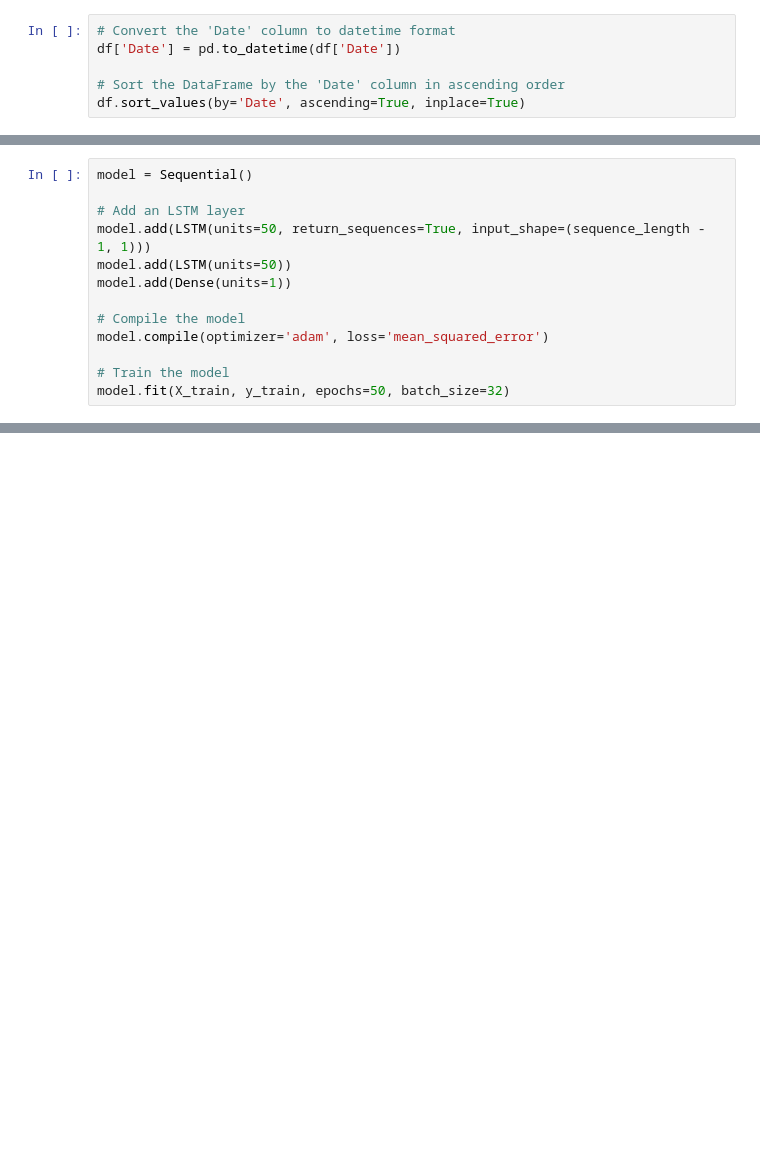
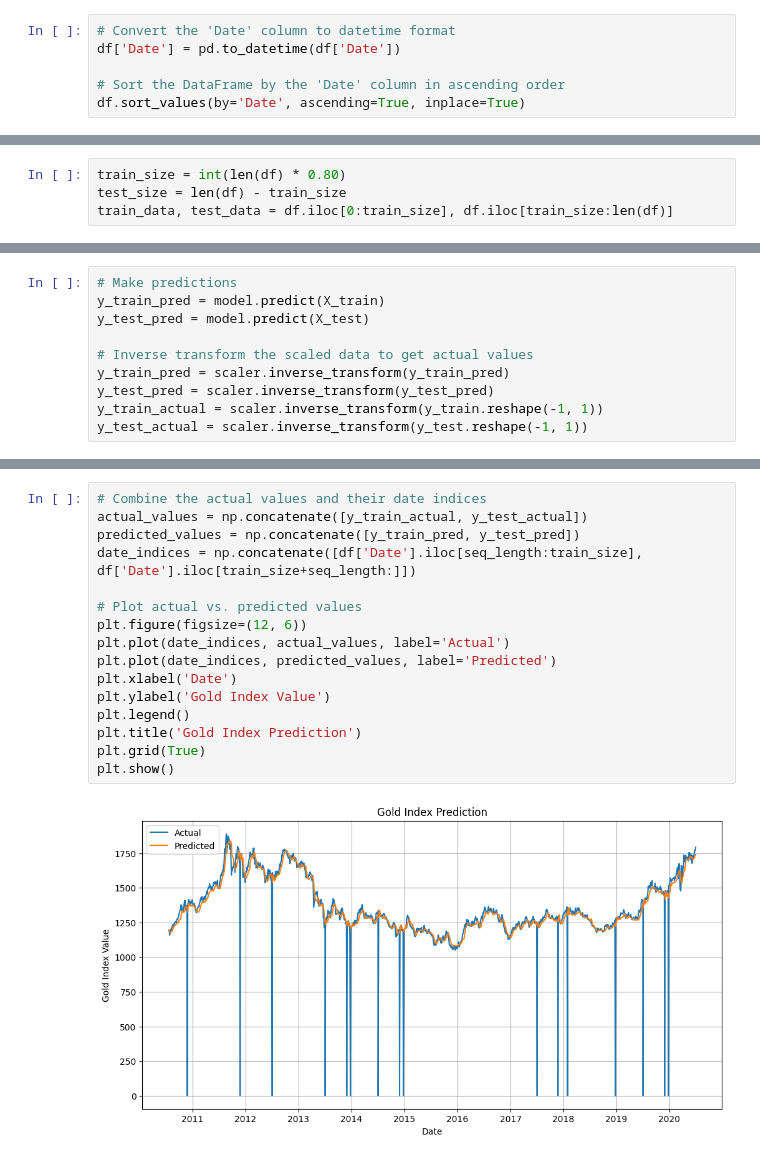
Before and after one commit to ashenJay07/4th-year-DL-assignment, a Jupyter notebook: 2.notebooks/stock_price_prediction_with_LSTM_evaluation.ipynb, the cells around one changed output, grey strips where cells are left out. Saved outputs shown, nothing was run; the diff lists cells and outputs as text; blank space fills up the shorter version.

Commit message:
Update the LSTM model & predict the metric values again.

```diff
--- a/2.notebooks/stock_price_prediction_with_LSTM_evaluation.ipynb
+++ b/2.notebooks/stock_price_prediction_with_LSTM_evaluation.ipynb
@@ -83,0 +99,4 @@ prices_scaled = scaler.fit_transform(prices.reshape(-1, 1))
+# %%
+train_size = int(len(df) * 0.80)
+test_size = len(df) - train_size
+train_data, test_data = df.iloc[0:train_size], df.iloc[train_size:len(df)]
@@ -105,13 +158,0 @@ X_train, X_test, y_train, y_test = train_test_split(sequences[:, :-1], sequences
-# %%
-model = Sequential()
-
-# Add an LSTM layer
-model.add(LSTM(units=50, return_sequences=True, input_shape=(sequence_length - 1, 1)))
-model.add(LSTM(units=50))
-model.add(Dense(units=1))
-
-# Compile the model
-model.compile(optimizer='adam', loss='mean_squared_error')
-
-# Train the model
-model.fit(X_train, y_train, epochs=50, batch_size=32)
@@ -140,0 +159,10 @@ Epoch 50/50
+# %%
+# Make predictions
+y_train_pred = model.predict(X_train)
+y_test_pred = model.predict(X_test)
+
+# Inverse transform the scaled data to get actual values
+y_train_pred = scaler.inverse_transform(y_train_pred)
+y_test_pred = scaler.inverse_transform(y_test_pred)
+y_train_actual = scaler.inverse_transform(y_train.reshape(-1, 1))
+y_test_actual = scaler.inverse_transform(y_test.reshape(-1, 1))
@@ -302,0 +188,18 @@ R-squared (R2): 0.96
+# %%
+# Combine the actual values and their date indices
+actual_values = np.concatenate([y_train_actual, y_test_actual])
+predicted_values = np.concatenate([y_train_pred, y_test_pred])
+date_indices = np.concatenate([df['Date'].iloc[seq_length:train_size], df['Date'].iloc[train_size+seq_length:]])
+
+# Plot actual vs. predicted values
+plt.figure(figsize=(12, 6))
+plt.plot(date_indices, actual_values, label='Actual')
+plt.plot(date_indices, predicted_values, label='Predicted')
+plt.xlabel('Date')
+plt.ylabel('Gold Index Value')
+plt.legend()
+plt.title('Gold Index Prediction')
+plt.grid(True)
+plt.show()
+# %% [output]
+[figure, added]
```
Also changed, not shown: parts of 27 cells of this notebook.
